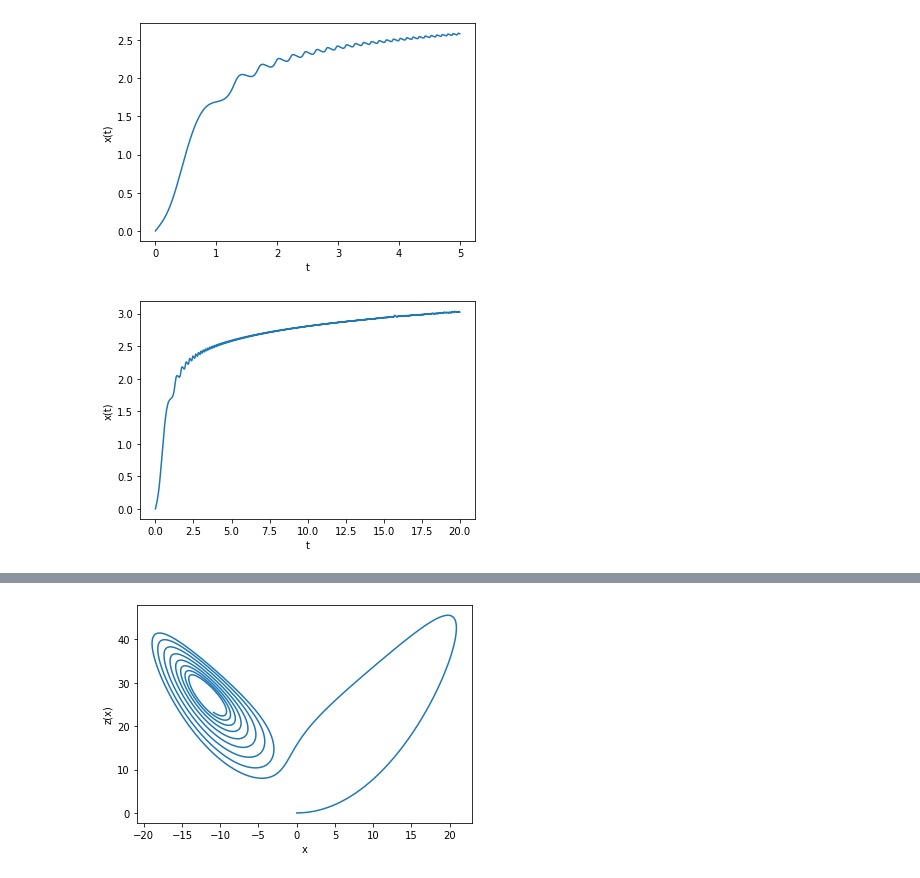
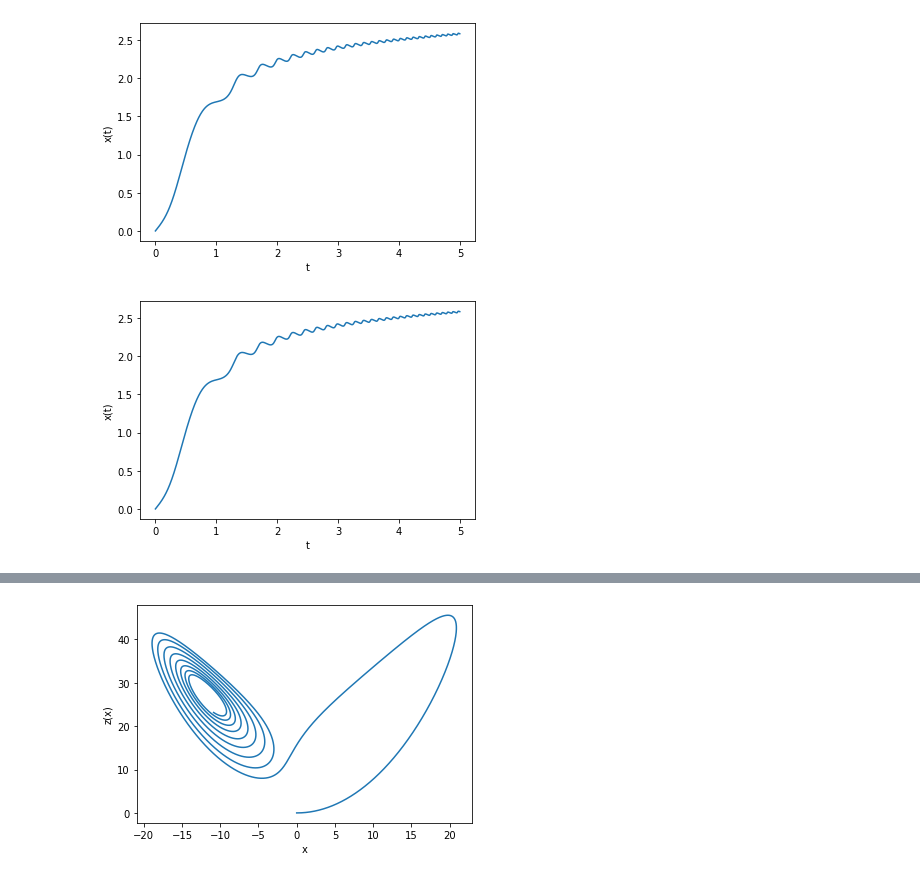
Before and after one commit to NIUCompPhys/Spring2021, a Jupyter notebook: temp2_pynb.ipynb, the cells around one changed output, grey strips where cells are left out. Drawn from its saved outputs; the diff is of its cells as text; code cells hidden in the pictures.

```diff
--- a/temp2_pynb.ipynb
+++ b/temp2_pynb.ipynb
@@ -1005,32 +1008,31 @@ show()
 # %% [output]
 [figure]
 # %%
+### Second-order Runge Kutta method to solve dx/dt = e^(-x^2 + 3)*t^2 + cos(x^2*t^2) from t = 0 to t = 5 with x(0) = 0
 from math import cos,exp
 from numpy import arange
 from pylab import plot,xlabel,ylabel,show
 
 def f(x,t):
   return exp(-x**2+3)*t**2+cos(x**2*t**2)
 
 a = 0.0 ## t=0 start
-b = 20.0 ## max t
-N = 10000 ## number of steps
+b = 5.0 ## max t
+N = 1000 ## number of steps
 h = (b-a)/N ## size of single step
 x = 0.0 ## initial position
 
 tpoints = arange(a,b,h)
 xpoints = []
 for t in tpoints:
   xpoints.append(x)
   k1 = h*f(x,t)
   k2 = h*f(x+0.5*k1,t+0.5*h)
-  k3 = h*f(x+0.5*k2,t+0.5*h)
-  k4 = h*f(x+k3,t+h)
-  x += (k1+2*k2+2*k3+k4)/6
+  x += k2
 
 plot(tpoints,xpoints)
 xlabel("t")
 ylabel("x(t)")
 show()
 # %% [output]
-[figure, old version]
+[figure, new version]
```
Also changed, not shown: parts of 4 cells of this notebook.
